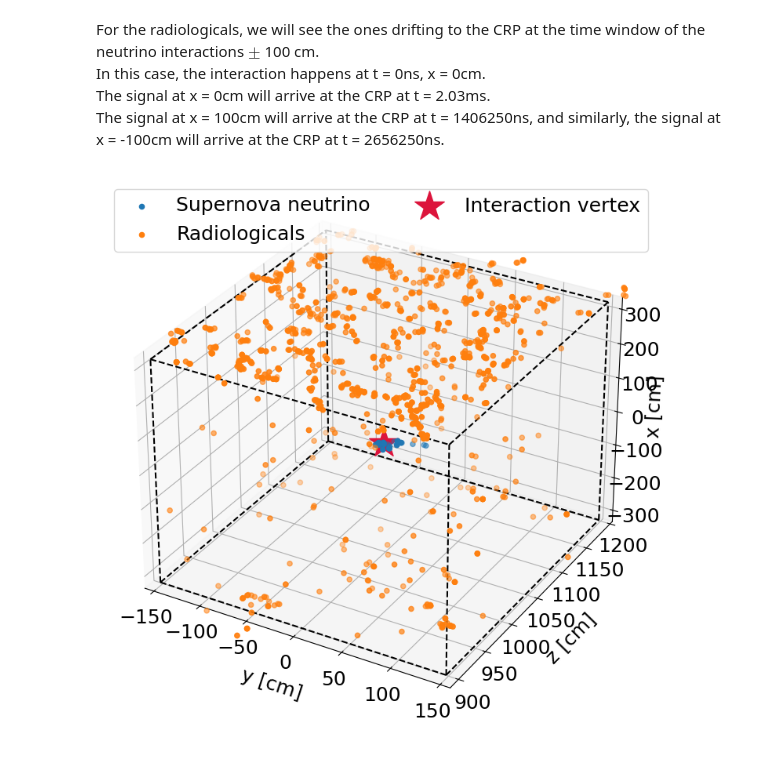
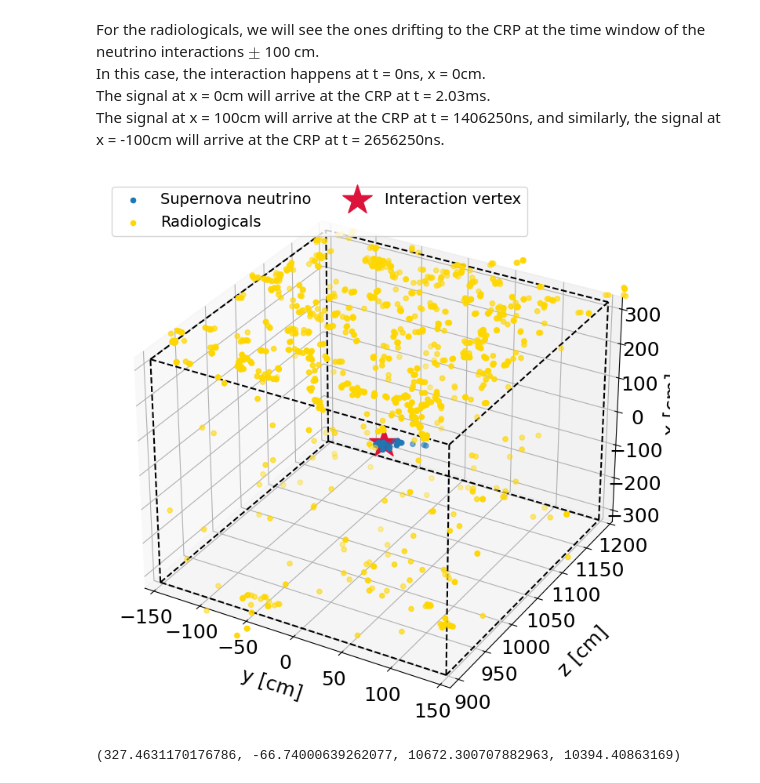
Before and after one commit to yuntsebaryon/GAMPix4SNe, a Jupyter notebook: EVD/eventDisplay.ipynb, the cells around one changed output. Drawn from its saved outputs; the diff is of its cells as text; code cells hidden in the pictures.

Commit message:
update the event display

```diff
--- a/EVD/eventDisplay.ipynb
+++ b/EVD/eventDisplay.ipynb
@@ -120,25 +120,29 @@ rad = Evt[(Evt.isSignal==0)&(Evt.dE>0.)&(Evt.startT+(3250-Evt.startX)/1.6*1000>1
 # %%
 fig = plt.figure( figsize = (12, 9))
 ax = fig.add_subplot( 1, 1, 1, projection = '3d' )
 
 ax.scatter( sig['startY']/10, sig['startZ']/10, sig['startX']/10, label = 'Supernova neutrino')
-ax.scatter( rad['startY']/10, rad['startZ']/10, rad['startX']/10, label = 'Radiologicals')
+ax.scatter( rad['startY']/10, rad['startZ']/10, rad['startX']/10, c = 'gold', label = 'Radiologicals')
 
 ax.scatter( 0., 1045.94, 0., s = 800, c = '#DC143C', label = 'Interaction vertex', marker = '*' )
 draw_boundaries(ax)
 ax.set_xlabel('y [cm]', fontsize = 18, labelpad = 10)
-ax.set_ylabel('z [cm]', fontsize = 18, labelpad = 10)
-ax.set_zlabel('x [cm]', fontsize = 18, labelpad = 0)
+ax.set_ylabel('z [cm]', fontsize = 18, labelpad = 20)
+ax.set_zlabel('x [cm]', fontsize = 18, labelpad = 10)
 ax.tick_params( axis = 'x', labelsize = 18 )
 ax.tick_params( axis = 'y', labelsize = 18 )
 ax.tick_params( axis = 'z', labelsize = 18 )
-ax.legend( ncol = 2, fontsize = 18, loc = 'upper left' )
+ax.legend( ncol = 2, fontsize = 14, loc = 'upper left' )
 ax.set_xlim( [-160, 160])
 ax.set_ylim( [885, 1205])
 ax.set_zlim( [-335, 335])
-# fig.subplots_adjust( left = 0.05, right = 0.7)
-# ax.set_title('Charged particles from an neutrino event')
+# fig.subplots_adjust( right = 0.9)
+
 fig.savefig('SNRad.pdf')
 fig.savefig('SNRad.png')
 # %% [output]
-[figure, old version]
+[figure, new version]
+# %%
+sig['startY'].max(), sig['startY'].min(), sig['startZ'].max(), sig['startZ'].min()
+# %% [output]
+(327.4631170176786, -66.74000639262077, 10672.300707882963, 10394.40863169)
```
Also changed, not shown: parts of 3 cells of this notebook.
